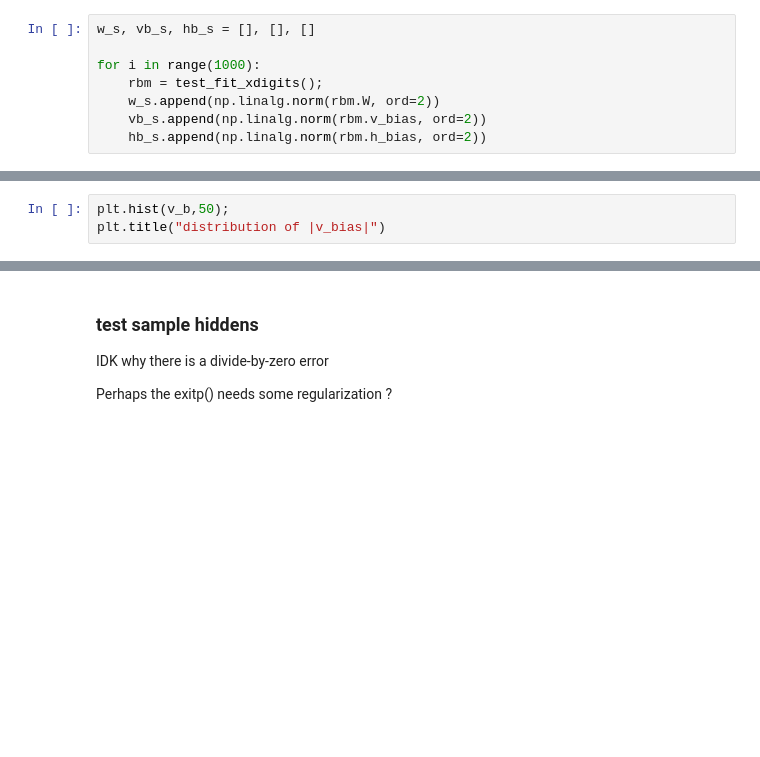
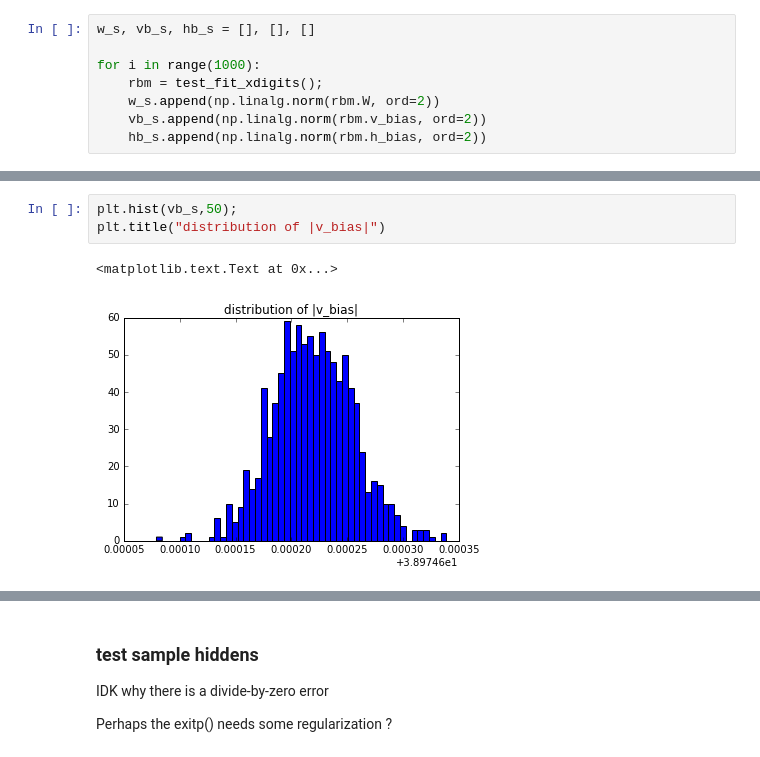
Before and after one commit to charlesmartin14/emf-rbm, a Jupyter notebook: EMF_RBM_Test.ipynb, the cells around one changed output, grey strips where cells are left out. Drawn from its saved outputs; the diff is of its cells as text; blank space fills up the shorter version.

```diff
--- a/EMF_RBM_Test.ipynb
+++ b/EMF_RBM_Test.ipynb
@@ -849,4 +853,7 @@ print "std |W| ", np.std(np.array(w_s)), 100.0*np.std(np.array(w_s))/np.mean(np.
 # %%
-plt.hist(v_b,50);
+plt.hist(vb_s,50);
 plt.title("distribution of |v_bias|")
+# %% [output]
+<matplotlib.text.Text at 0x...>
+[figure, added]
 # %%
```
Also changed, not shown: parts of 10 cells of this notebook.
